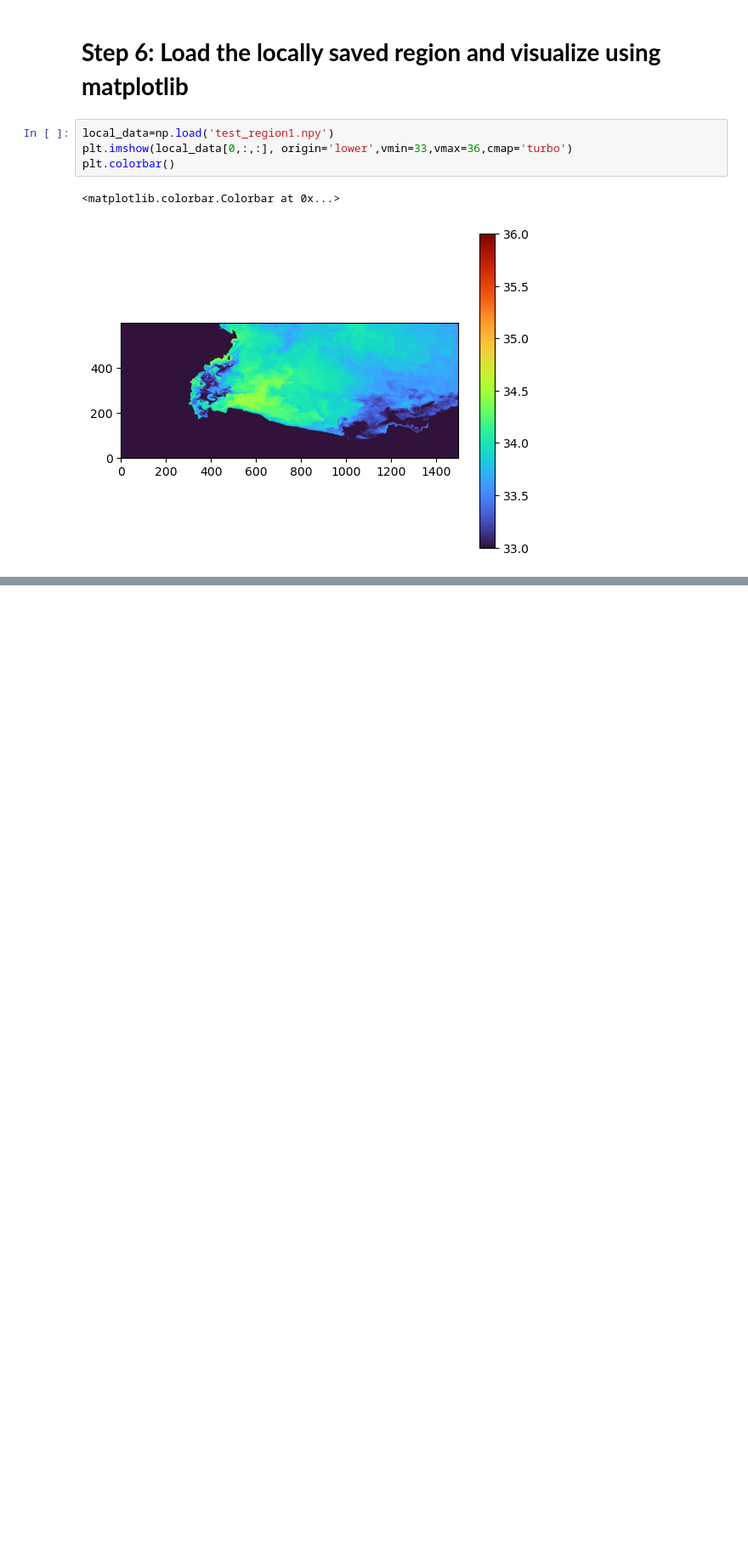
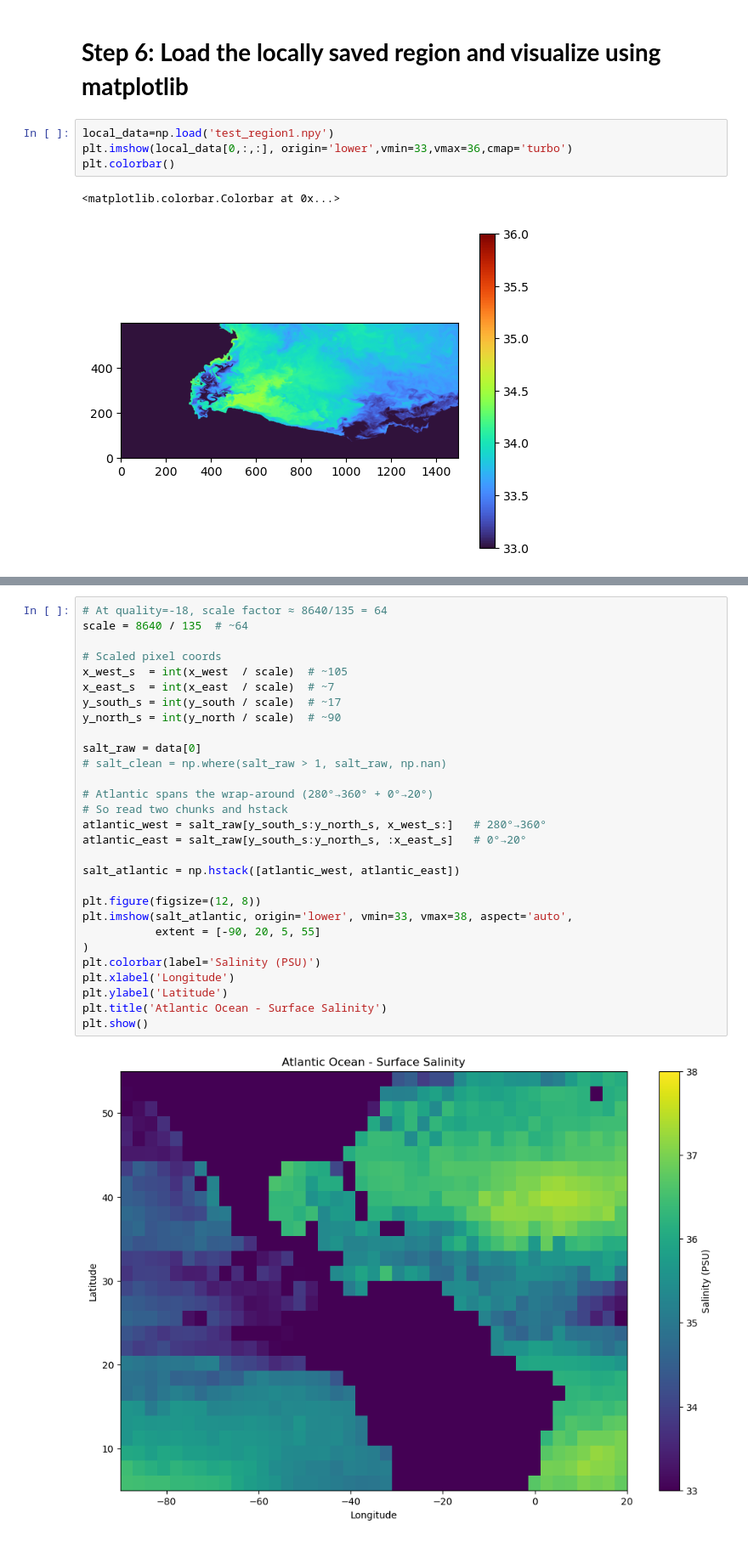
Before and after one commit to acandershock/StormcastML, a Jupyter notebook: project-code/hurricane.ipynb, the cells around one changed output, grey strips where cells are left out. Shown at 85% size. Saved outputs shown, nothing was run; the diff lists cells and outputs as text; blank space fills up the shorter version.

```diff
--- a/project-code/ieee_scivis_dyamond_ocean.ipynb
+++ b/project-code/hurricane.ipynb
@@ -93,0 +163,31 @@ plt.colorbar()
+# %%
+# At quality=-18, scale factor ≈ 8640/135 = 64
+scale = 8640 / 135  # ~64
+
+# Scaled pixel coords
+x_west_s  = int(x_west  / scale)  # ~105
+x_east_s  = int(x_east  / scale)  # ~7
+y_south_s = int(y_south / scale)  # ~17
+y_north_s = int(y_north / scale)  # ~90
+
+salt_raw = data[0]
+# salt_clean = np.where(salt_raw > 1, salt_raw, np.nan)
+
+# Atlantic spans the wrap-around (280°→360° + 0°→20°)
+# So read two chunks and hstack
+atlantic_west = salt_raw[y_south_s:y_north_s, x_west_s:]   # 280°→360°
+atlantic_east = salt_raw[y_south_s:y_north_s, :x_east_s]   # 0°→20°
+
+salt_atlantic = np.hstack([atlantic_west, atlantic_east])
+
+plt.figure(figsize=(12, 8))
+plt.imshow(salt_atlantic, origin='lower', vmin=33, vmax=38, aspect='auto',
+           extent = [-90, 20, 5, 55]
+)
+plt.colorbar(label='Salinity (PSU)')
+plt.xlabel('Longitude')
+plt.ylabel('Latitude')
+plt.title('Atlantic Ocean - Surface Salinity')
+plt.show()
+# %% [output]
+[figure, added]
```
Also changed, not shown: parts of 14 cells of this notebook.
